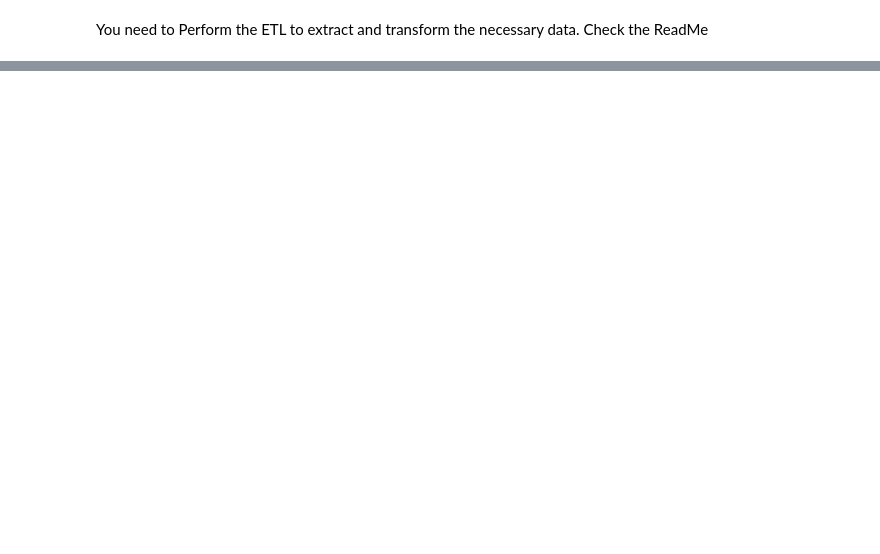
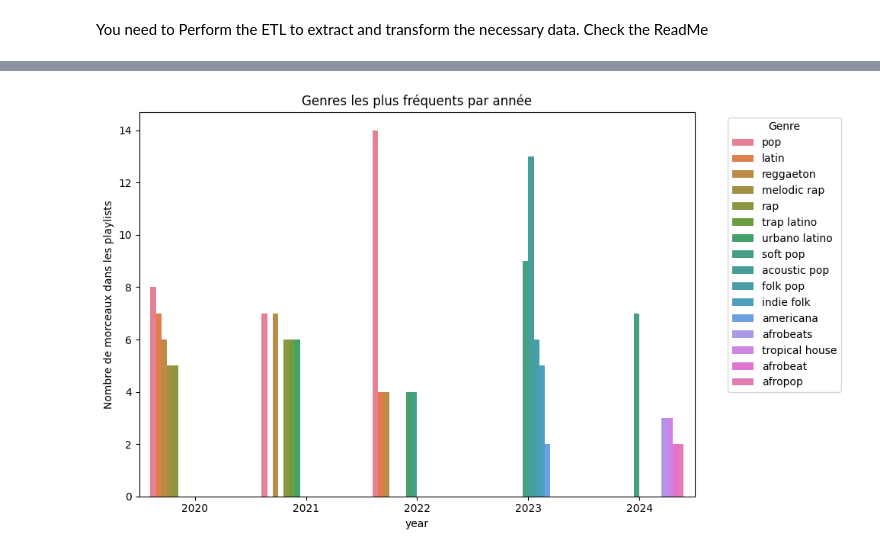
Before and after one commit to jul339/spotify_hits, a Jupyter notebook: notebooks/spotify_analysis.ipynb, the cells around one changed output, grey strips where cells are left out. Drawn from its saved outputs; the diff is of its cells as text; code cells hidden in the pictures; blank space fills up the shorter version.

```diff
--- a/notebooks/spotify_analysis.ipynb
+++ b/notebooks/spotify_analysis.ipynb
@@ -39,0 +66,32 @@ plt.show()
+# %%
+# Attention : artist_genres est une string → il faut l'exploser
+df_genres = df.copy()
+df_genres["artist_genres"] = df_genres["artist_genres"].str.split(", ")
+df_genres = df_genres.explode("artist_genres")
+
+# Comptage par année et genre
+top_genres = (
+    df_genres.groupby(["year", "artist_genres"])
+    .size()
+    .reset_index(name="count")
+)
+
+# Garder les 5 genres les plus fréquents par an
+top5_genres = top_genres.groupby("year").apply(
+    lambda x: x.nlargest(5, "count")
+).reset_index(drop=True)
+# %%
+plt.figure(figsize=(10, 6))
+sns.barplot(
+    data=top5_genres,
+    x="year",
+    y="count",
+    hue="artist_genres"
+)
+plt.title("Genres les plus fréquents par année")
+plt.ylabel("Nombre de morceaux dans les playlists")
+plt.legend(title="Genre", bbox_to_anchor=(1.05, 1), loc="upper left")
+plt.tight_layout()
+plt.show()
+# %% [output]
+[figure, added]
```
Also changed, not shown: parts of 7 cells of this notebook.
